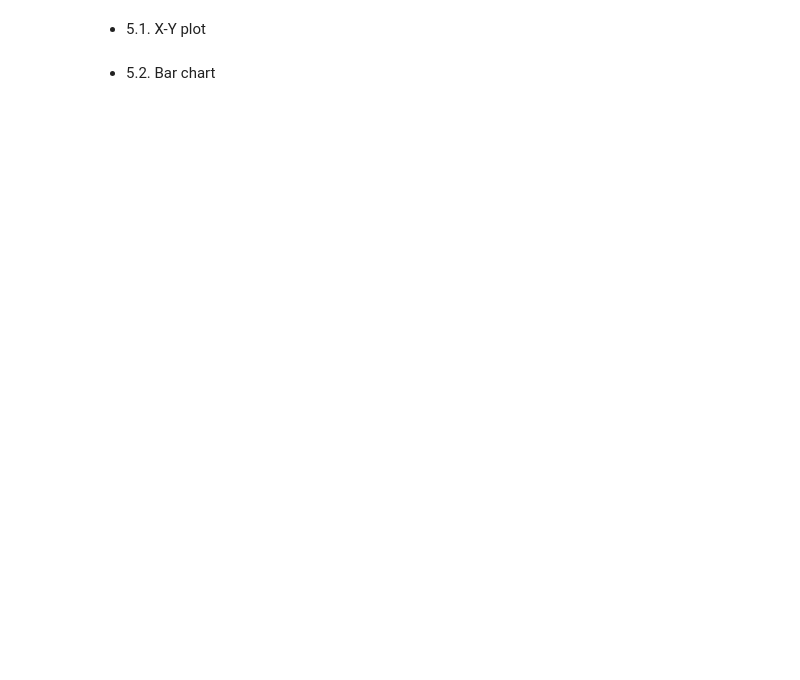
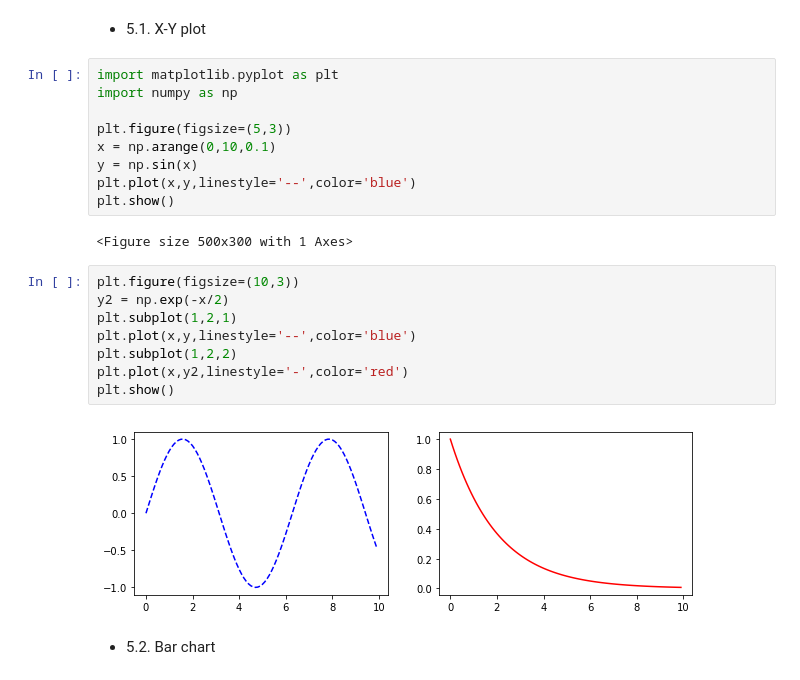
Before and after one commit to xiangshiyin/atl_meetup_20190302, a Jupyter notebook: notebook/demo_v1.ipynb, the cells around one changed output. Saved outputs shown, nothing was run; the diff lists cells and outputs as text; blank space fills up the shorter version.

Commit message:
finished visualization session

```diff
--- a/notebook/demo_v1.ipynb
+++ b/notebook/demo_v1.ipynb
@@ -608,4 +616,25 @@ address
 # %% [markdown]
 * 5.1. X-Y plot
+# %%
+import matplotlib.pyplot as plt
+import numpy as np
+
+plt.figure(figsize=(5,3))
+x = np.arange(0,10,0.1)
+y = np.sin(x)
+plt.plot(x,y,linestyle='--',color='blue')
+plt.show()
+# %% [output]
+<Figure size 500x300 with 1 Axes>
+# %%
+plt.figure(figsize=(10,3))
+y2 = np.exp(-x/2)
+plt.subplot(1,2,1)
+plt.plot(x,y,linestyle='--',color='blue')
+plt.subplot(1,2,2)
+plt.plot(x,y2,linestyle='-',color='red')
+plt.show()
+# %% [output]
+[figure, added]
 # %% [markdown]
 * 5.2. Bar chart
```
Also changed, not shown: parts of 11 cells of this notebook, 3 other files.
